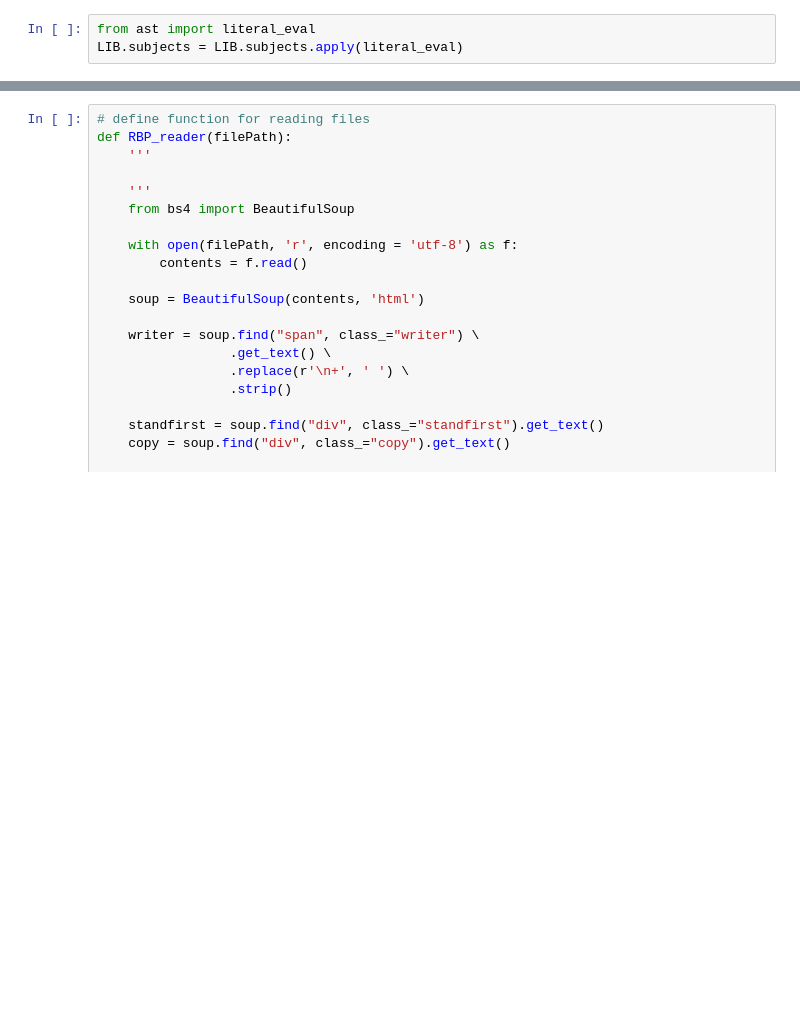
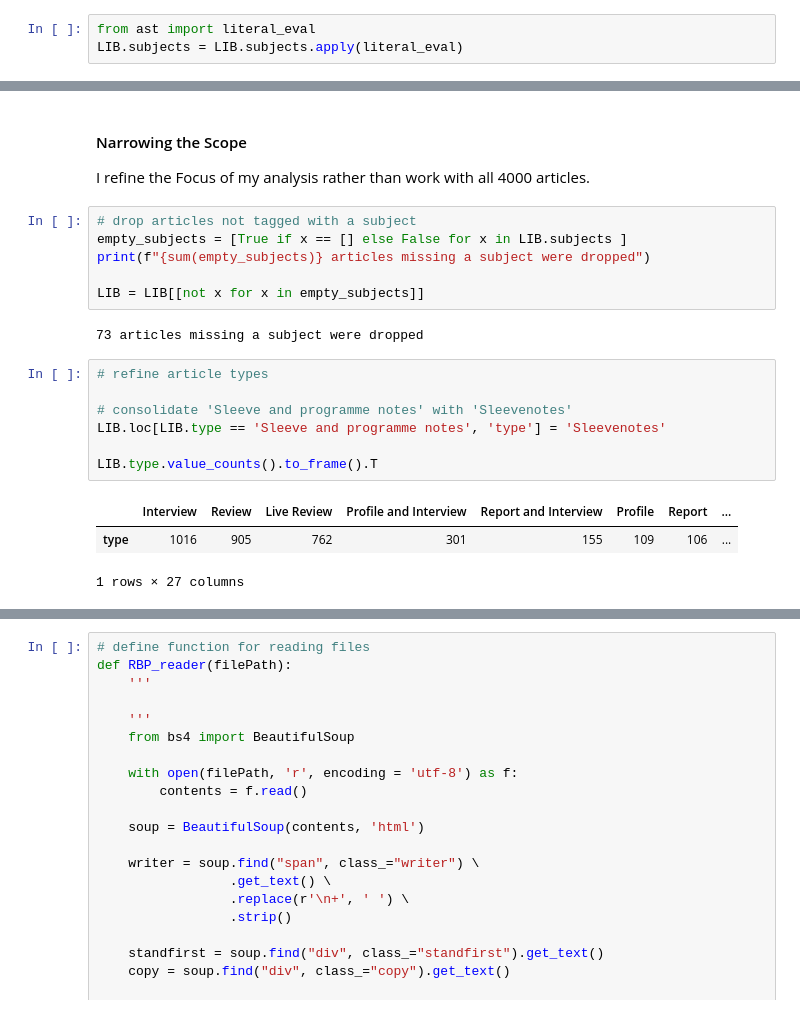
Before and after one commit to brooks-anderson/Country-Music-Reviews, a Jupyter notebook: Digital Analytical Edition.ipynb, the cells around one changed output, grey strips where cells are left out. Drawn from its saved outputs; the diff is of its cells as text; blank space fills up the shorter version.

```diff
--- a/Digital Analytical Edition.ipynb
+++ b/Digital Analytical Edition.ipynb
@@ -156,0 +175,22 @@ LIB.sample(10)
+# %% [markdown]
+#### Narrowing the Scope<a name="subparagraph2"></a>
+I refine the Focus of my analysis rather than work with all 4000 articles.
+# %%
+# drop articles not tagged with a subject
+empty_subjects = [True if x == [] else False for x in LIB.subjects ]
+print(f"{sum(empty_subjects)} articles missing a subject were dropped")
+
+LIB = LIB[[not x for x in empty_subjects]]
+# %% [output]
+73 articles missing a subject were dropped
+# %%
+# refine article types
+
+# consolidate 'Sleeve and programme notes' with 'Sleevenotes'
+LIB.loc[LIB.type == 'Sleeve and programme notes', 'type'] = 'Sleevenotes'
+
+LIB.type.value_counts().to_frame().T
+# %% [output]
+|  | Interview | Review | Live Review | Profile and Interview | Report and Interview | Profile | Report | ... |
+| type | 1016 | 905 | 762 | 301 | 155 | 109 | 106 | ... |
+1 rows × 27 columns
```
Also changed, not shown: parts of 25 cells of this notebook.
